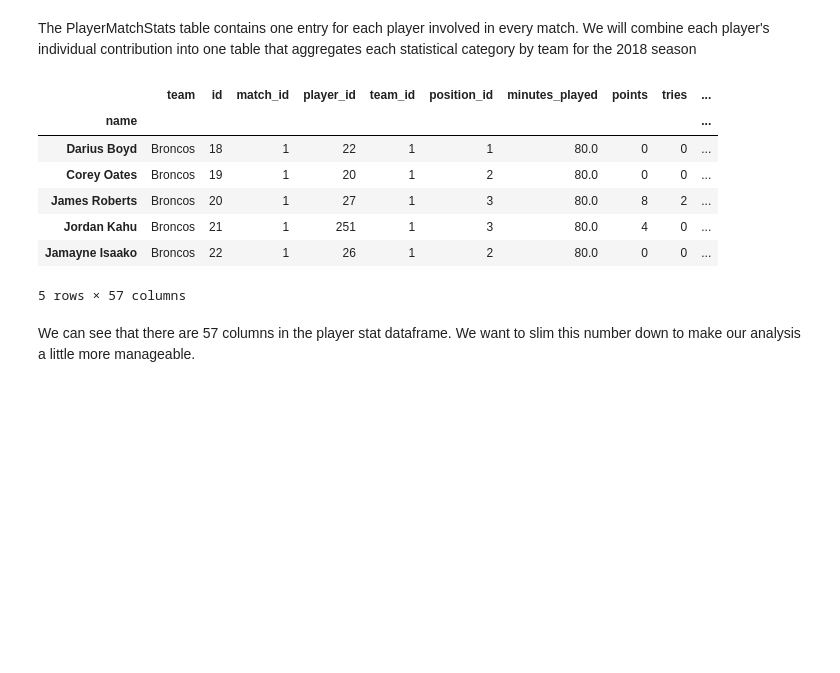
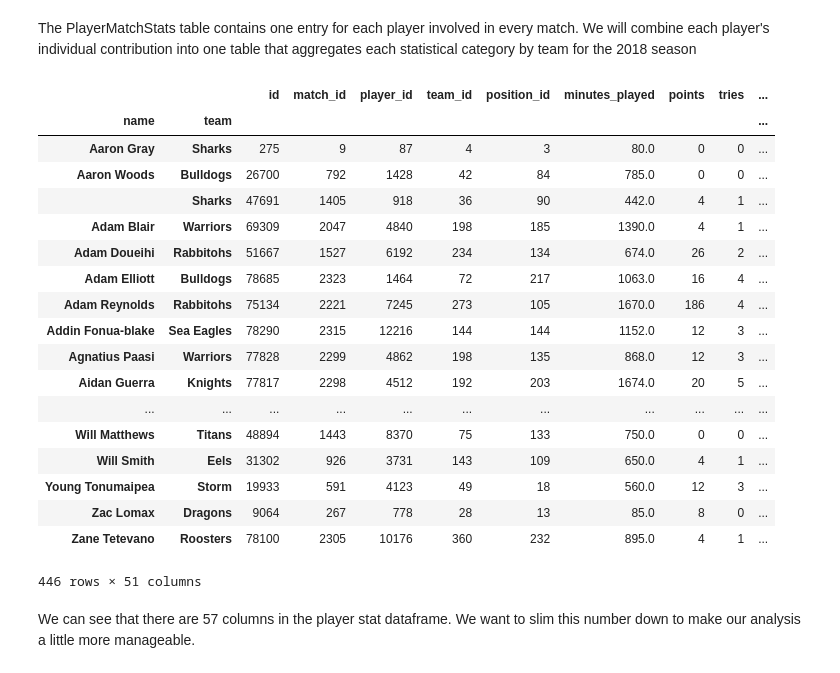
Before and after one commit to njpowers7915/NRL-match-data, a Jupyter notebook: NRL match analysis.ipynb, the cells around one changed output. Drawn from its saved outputs; the diff is of its cells as text; code cells hidden in the pictures; blank space fills up the shorter version.

```diff
--- a/NRL match analysis.ipynb
+++ b/NRL match analysis.ipynb
@@ -151,26 +151,39 @@ The PlayerMatchStats table contains one entry for each player involved in every
 # %%
 #Replace player_ids and team_ids with names in the PlayerMatchStats table
 query = '''SELECT CONCAT(p.first_name, ' ' ,p.last_name) name, t.nickname team, p_stats.*
         FROM PlayerMatchStats p_stats
         JOIN Players p
         ON p_stats.player_id = p.id
         JOIN Teams t
         ON p_stats.team_id = t.id
         JOIN Matches m
         ON p_stats.match_id = m.id
         WHERE year(m.date) = 2018;'''
 
 player_stat_df = create_df(query)
-player_stat_df.set_index('name').head()
+
+player_stats_grouped = player_stat_df.groupby(['name', 'team']).agg(sum)
+player_stats_grouped
 # %% [output]
-|  | team | id | match_id | player_id | team_id | position_id | minutes_played | points | tries | ... |
-| name |  |  |  |  |  |  |  |  |  | ... |
-| Darius Boyd | Broncos | 18 | 1 | 22 | 1 | 1 | 80.0 | 0 | 0 | ... |
-| Corey Oates | Broncos | 19 | 1 | 20 | 1 | 2 | 80.0 | 0 | 0 | ... |
-| James Roberts | Broncos | 20 | 1 | 27 | 1 | 3 | 80.0 | 8 | 2 | ... |
-| Jordan Kahu | Broncos | 21 | 1 | 251 | 1 | 3 | 80.0 | 4 | 0 | ... |
-| Jamayne Isaako | Broncos | 22 | 1 | 26 | 1 | 2 | 80.0 | 0 | 0 | ... |
+|  |  | id | match_id | player_id | team_id | position_id | minutes_played | points | tries | ... |
+| name | team |  |  |  |  |  |  |  |  | ... |
+| Aaron Gray | Sharks | 275 | 9 | 87 | 4 | 3 | 80.0 | 0 | 0 | ... |
+| Aaron Woods | Bulldogs | 26700 | 792 | 1428 | 42 | 84 | 785.0 | 0 | 0 | ... |
+|  | Sharks | 47691 | 1405 | 918 | 36 | 90 | 442.0 | 4 | 1 | ... |
+| Adam Blair | Warriors | 69309 | 2047 | 4840 | 198 | 185 | 1390.0 | 4 | 1 | ... |
+| Adam Doueihi | Rabbitohs | 51667 | 1527 | 6192 | 234 | 134 | 674.0 | 26 | 2 | ... |
+| Adam Elliott | Bulldogs | 78685 | 2323 | 1464 | 72 | 217 | 1063.0 | 16 | 4 | ... |
+| Adam Reynolds | Rabbitohs | 75134 | 2221 | 7245 | 273 | 105 | 1670.0 | 186 | 4 | ... |
+| Addin Fonua-blake | Sea Eagles | 78290 | 2315 | 12216 | 144 | 144 | 1152.0 | 12 | 3 | ... |
+| Agnatius Paasi | Warriors | 77828 | 2299 | 4862 | 198 | 135 | 868.0 | 12 | 3 | ... |
+| Aidan Guerra | Knights | 77817 | 2298 | 4512 | 192 | 203 | 1674.0 | 20 | 5 | ... |
+| ... | ... | ... | ... | ... | ... | ... | ... | ... | ... | ... |
+| Will Matthews | Titans | 48894 | 1443 | 8370 | 75 | 133 | 750.0 | 0 | 0 | ... |
+| Will Smith | Eels | 31302 | 926 | 3731 | 143 | 109 | 650.0 | 4 | 1 | ... |
+| Young Tonumaipea | Storm | 19933 | 591 | 4123 | 49 | 18 | 560.0 | 12 | 3 | ... |
+| Zac Lomax | Dragons | 9064 | 267 | 778 | 28 | 13 | 85.0 | 8 | 0 | ... |
+| Zane Tetevano | Roosters | 78100 | 2305 | 10176 | 360 | 232 | 895.0 | 4 | 1 | ... |
-5 rows × 57 columns
+446 rows × 51 columns
 # %% [markdown]
 We can see that there are 57 columns in the player stat dataframe. We want to slim this number down to make our analysis a little more manageable.
 # %%
```
Also changed, not shown: parts of 3 cells of this notebook.
